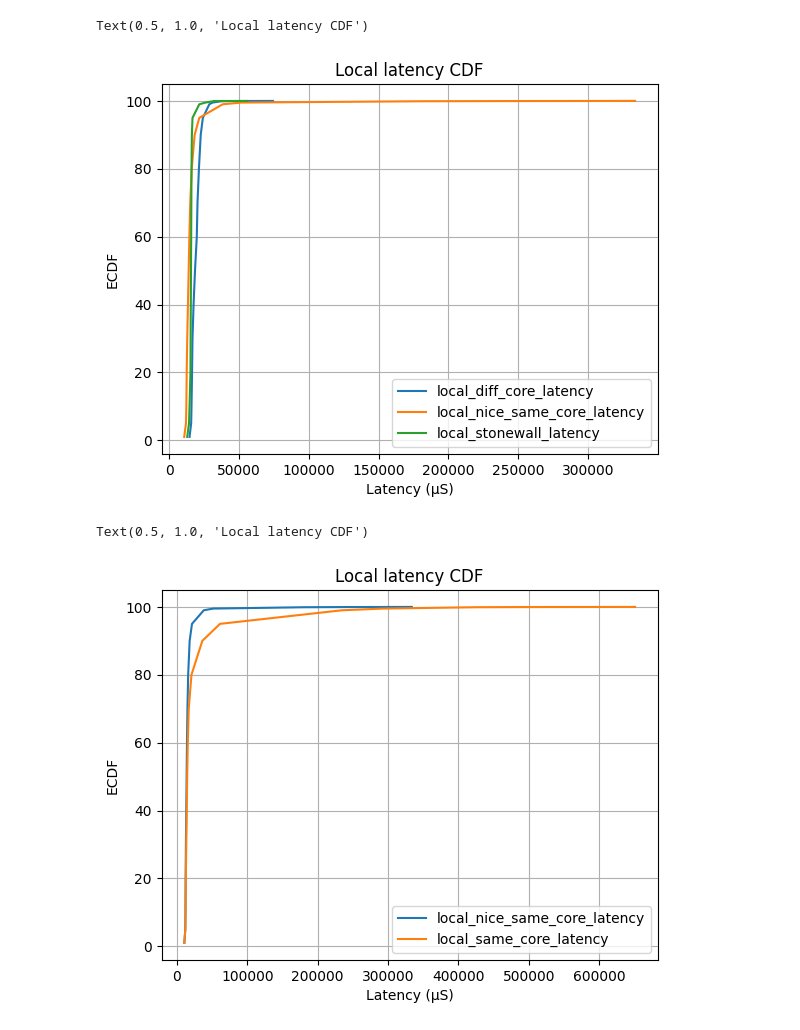
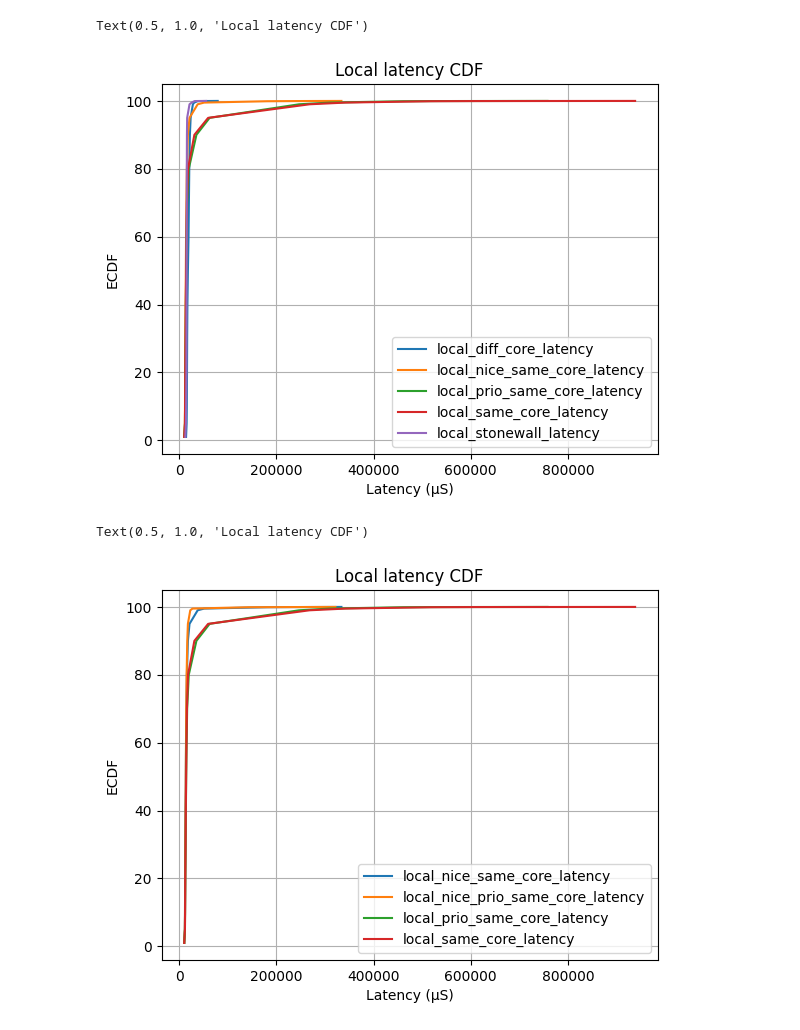
Before and after one commit to bergstartup/master-thesis, a Jupyter notebook: observations/visualizer.ipynb, the cells around one changed output. Drawn from its saved outputs; the diff is of its cells as text; code cells hidden in the pictures.

```diff
--- a/observations/visualizer.ipynb
+++ b/observations/visualizer.ipynb
@@ -71,19 +80,22 @@ def plot_bw_bar(experiment, name):
 # %%
 plot_lat_percentile("local_diff_core_latency")
 plot_lat_percentile("local_nice_same_core_latency")
-#plot_lat_percentile("local_same_core_latency")
+plot_lat_percentile("local_prio_same_core_latency")
+plot_lat_percentile("local_same_core_latency")
 plot_lat_percentile("local_stonewall_latency")
 plt.title('Local latency CDF')
 # %% [output]
 Text(0.5, 1.0, 'Local latency CDF')
-[figure, old version]
+[figure, new version]
 # %%
 plot_lat_percentile("local_nice_same_core_latency")
+plot_lat_percentile("local_nice_prio_same_core_latency")
+plot_lat_percentile("local_prio_same_core_latency")
 plot_lat_percentile("local_same_core_latency")
 plt.title('Local latency CDF')
 # %% [output]
 Text(0.5, 1.0, 'Local latency CDF')
-[figure, old version]
+[figure, new version]
 # %%
 plot_lat_percentile("remote_same_core_latency")
 plot_lat_percentile("remote_nice_same_core_latency")
```
Also changed, not shown: parts of 16 cells of this notebook, 16 other files.
